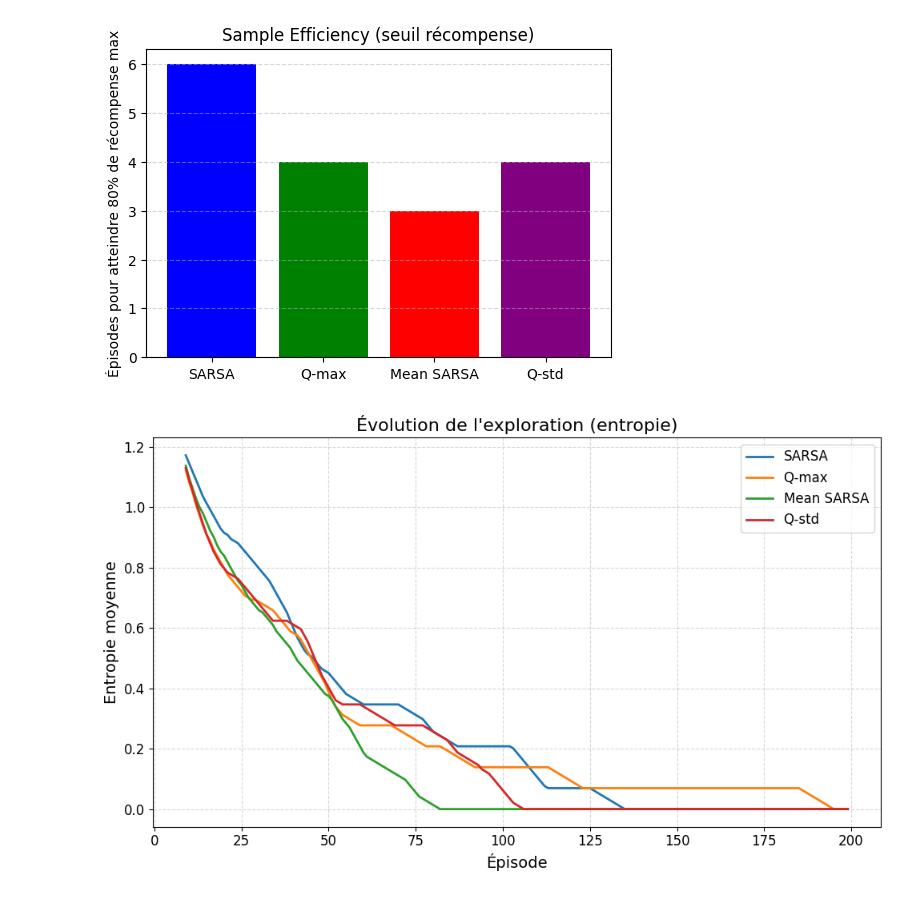
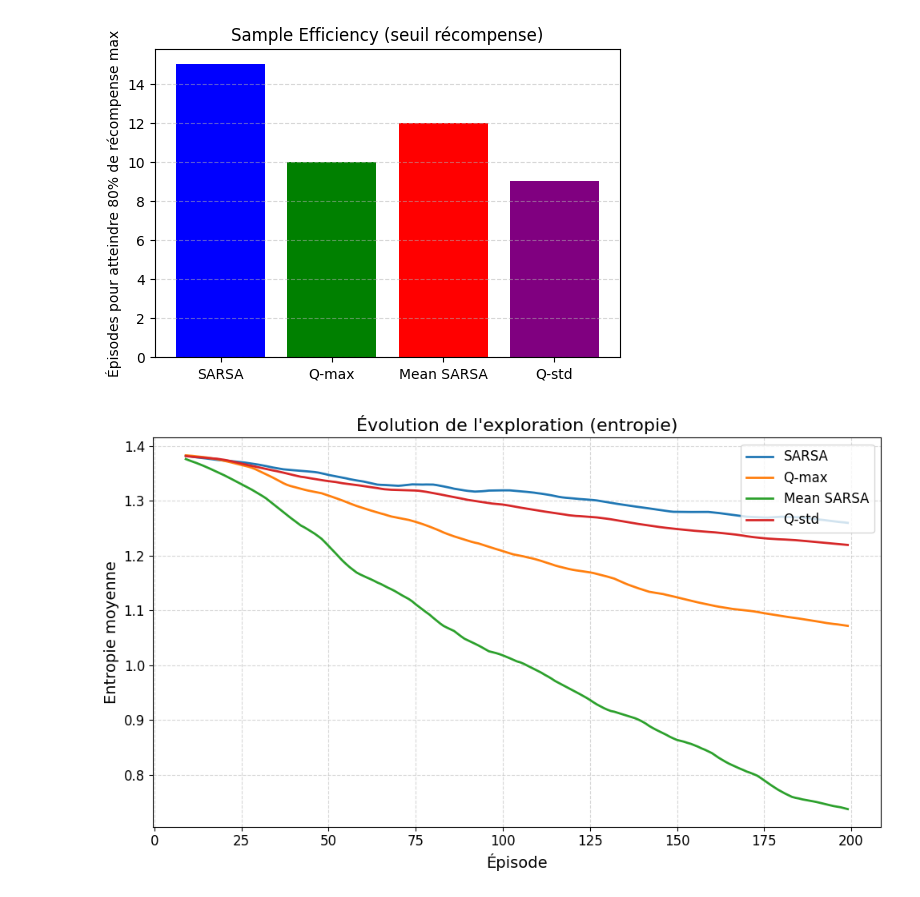
Before and after one commit to ZahhS/PLDAC-RL-tabulaire, a Jupyter notebook: code/actor_critic_debug.ipynb, the cells around one changed output. Drawn from its saved outputs; the diff is of its cells as text; code cells hidden in the pictures.

```diff
--- a/code/actor_critic_debug.ipynb
+++ b/code/actor_critic_debug.ipynb
@@ -148,0 +205,16 @@ def plot_metric(all_data, title, ylabel, smoothing=5):
+# %%
+update_names = ["SARSA", "Q-learning (max)", "Mean SARSA", "Standard Q-learning"]
+results = []
+
+for u, name in enumerate(update_names, start=1):
+    print(f"Algorithm: {name}")
+    steps, rewards = run_actor_critic(
+        env, u,
+        PARAMS['nb_episodes'], PARAMS['alpha'], PARAMS['gamma'],
+        PARAMS['epsilon'], PARAMS['epsilon_decay'], PARAMS['nb_repeats'],
+        PARAMS['alpha_actor']
+    )
+    results.append(((steps, name), (rewards, name)))
+
+plot_all_metrics([r[0] for r in results], title="Comparaison", ylabel="Nombre d'étapes")
+plot_all_metrics([r[1] for r in results], title="Comparaison", ylabel="Récompense cumulée")
@@ -150,11 +229,14 @@ def plot_metric(all_data, title, ylabel, smoothing=5):
 print("Running Actor-Critic...\n")
 update_names = ["SARSA", "Q-learning (max)", "Mean SARSA", "Standard Q-learning"]
 results = []
+
 for u, name in enumerate(update_names, start=1):
     print(f"Algorithm: {name}")
     steps, rewards = run_actor_critic(
-        env, u, PARAMS['nb_episodes'], PARAMS['alpha'], PARAMS['gamma'],
-        PARAMS['epsilon'], PARAMS['epsilon_decay'], PARAMS['nb_repeats']
+        env, u,
+        PARAMS['nb_episodes'], PARAMS['alpha'], PARAMS['gamma'],
+        PARAMS['epsilon'], PARAMS['epsilon_decay'], PARAMS['nb_repeats'],
+        PARAMS['alpha_actor']
     )
     plot_metric(steps, name, 'Nombre d\'étapes')
     plot_metric(rewards, name, 'Récompense cumulée')
@@ -188,7 +270,7 @@ for u, name in enumerate(update_names, start=1):
     for _ in range(PARAMS['nb_episodes']):
         _, _ = run_episode(env, q_values, policy,
                            PARAMS['alpha'], PARAMS['gamma'],
-                           eps, u)
+                           eps, u, PARAMS['alpha_actor'])
         eps *= PARAMS['epsilon_decay']
     actor_actions  = np.argmax(policy,   axis=1)
     critic_actions = np.argmax(q_values, axis=1)
@@ -212,11 +409,11 @@ plt.show()
 # %%
-import numpy as np
-import matplotlib.pyplot as plt
+
 import seaborn as sns
 
 update_types = [1, 2, 3, 4]
 update_names = ["SARSA", "Q-learning (max)", "Mean SARSA", "Standard Q-learning"]
 
+alpha_actor = 0.1
 alphas   = [0.01, 0.05, 0.1, 0.2]
 epsilons = [0.1, 0.3, 0.5, 0.7]
 gamma    = PARAMS['gamma']
@@ -235,7 +432,8 @@ for u, name in zip(update_types, update_names):
                 gamma=gamma,
                 epsilon_init=eps0,
                 epsilon_decay=decay,
-                nb_repeats=nb_rep
+                nb_repeats=nb_rep,
+                alpha_actor=alpha_actor
             )
             heatmap[i, j] = rewards[:, -10:].mean()
     plt.figure(figsize=(5,4))
@@ -260,38 +458,37 @@ for u, name in zip(update_types, update_names):
 # %%
 import numpy as np
 import matplotlib.pyplot as plt
 
 methods = {1:"SARSA",2:"Q-max",3:"Mean SARSA",4:"Q-std"}
 threshold = 0.8
 efficiencies = []
 
 for u,name in methods.items():
     _, rewards = run_actor_critic(
         env, u,
         nb_episodes=PARAMS['nb_episodes'],
         alpha=PARAMS['alpha'],
         gamma=PARAMS['gamma'],
         epsilon_init=PARAMS['epsilon'],
         epsilon_decay=PARAMS['epsilon_decay'],
-        nb_repeats=PARAMS['nb_repeats']
+        nb_repeats=PARAMS['nb_repeats'],
+        alpha_actor = PARAMS['alpha_actor']
     )
     mean_rew = rewards.mean(axis=0)
     T = next((i for i in range(len(mean_rew)-9)
               if mean_rew[i:i+10].mean() >= threshold),
              PARAMS['nb_episodes'])
     efficiencies.append(T)
 
 plt.figure(figsize=(6,4))
 plt.bar(list(methods.values()), efficiencies, color=['blue','green','red','purple'])
 plt.ylabel("Épisodes pour atteindre 80% de récompense max")
 plt.title("Sample Efficiency (seuil récompense)")
 plt.grid(axis='y', linestyle='--', alpha=0.5)
 plt.show()
 # %% [output]
-[figure, old version]
+[figure, new version]
 # %%
-import numpy as np
-import matplotlib.pyplot as plt
 import scipy.stats as st
 
 entropies = {u: [] for u in methods}
@@ -302,7 +499,7 @@ for u in methods:
     for _ in range(PARAMS['nb_episodes']):
         _, _ = run_episode(env, q, π,
                            PARAMS['alpha'], PARAMS['gamma'],
-                           eps, u)
+                           eps, u, PARAMS['alpha_actor'])
         eps *= PARAMS['epsilon_decay']
         entropies[u].append(
             np.mean([st.entropy(π[s]) for s in range(nb_states)])
@@ -327,4 +524,4 @@ plt.yticks(fontsize=12)
 plt.tight_layout()
 plt.show()
 # %% [output]
-[figure, old version]
+[figure, new version]
```
Also changed, not shown: parts of 17 cells of this notebook, 2 other files.
